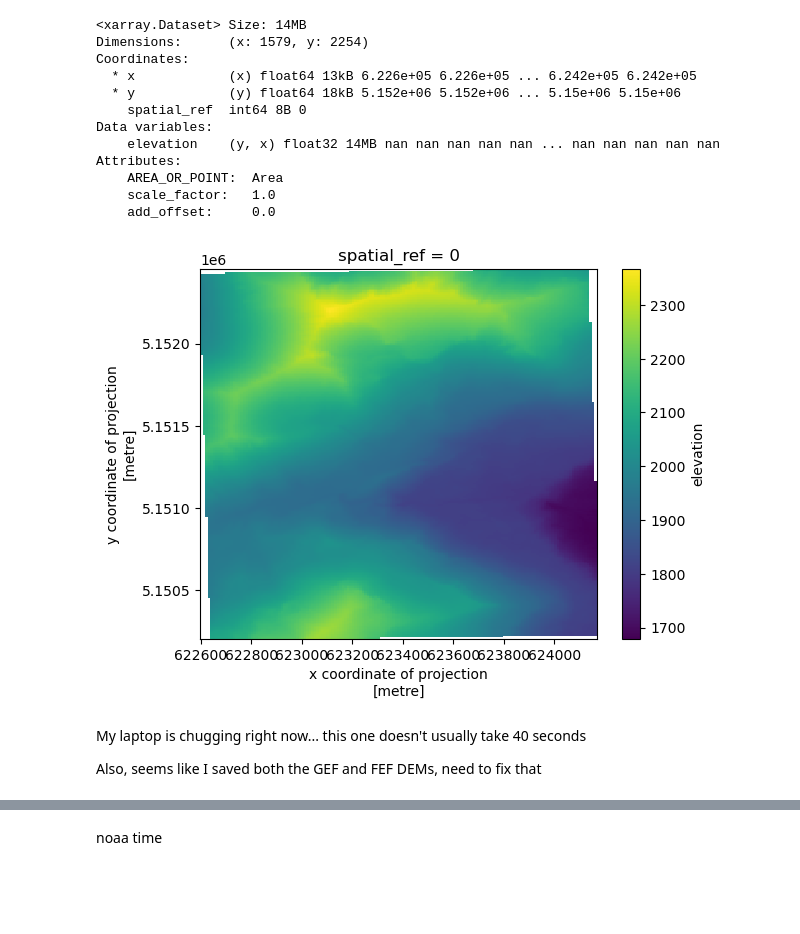
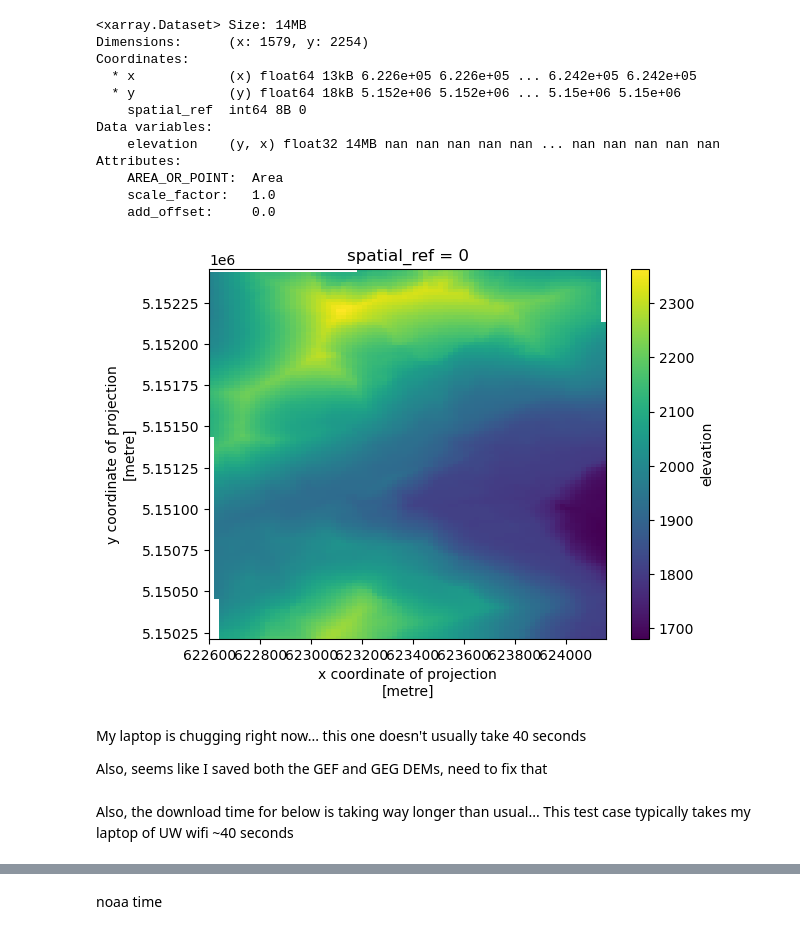
Before and after one commit to uw-cryo/coincident, a Jupyter notebook: docs/examples/vendor_dems.ipynb, the cells around one changed output, grey strips where cells are left out. Drawn from its saved outputs; the diff is of its cells as text; code cells hidden in the pictures; blank space fills up the shorter version.

```diff
--- a/docs/examples/vendor_dems.ipynb
+++ b/docs/examples/vendor_dems.ipynb
@@ -272,13 +317,15 @@ Attributes:
     scale_factor:   1.0
     add_offset:     0.0
 # %%
-ds_ncalm_dem.elevation.coarsen(x=10, y=10, boundary='trim').mean().plot.imshow();
+ds_ncalm_dem.elevation.coarsen(x=20, y=20, boundary='trim').mean().plot.imshow();
 # %% [output]
-[figure, old version]
+[figure, new version]
 # %% [markdown]
 My laptop is chugging right now... this one doesn't usually take 40 seconds
 
-Also, seems like I saved both the GEF and FEF DEMs, need to fix that
+Also, seems like I saved both the GEF and GEG DEMs, need to fix that
+# %% [markdown]
+Also, the download time for below is taking way longer than usual... This test case typically takes my laptop of UW wifi ~40 seconds
 # %%
 %%time
 coincident.io.download.download_ncalm(aoi=mini_aoi,
```
Also changed, not shown: parts of 29 cells of this notebook, 4 other files.
